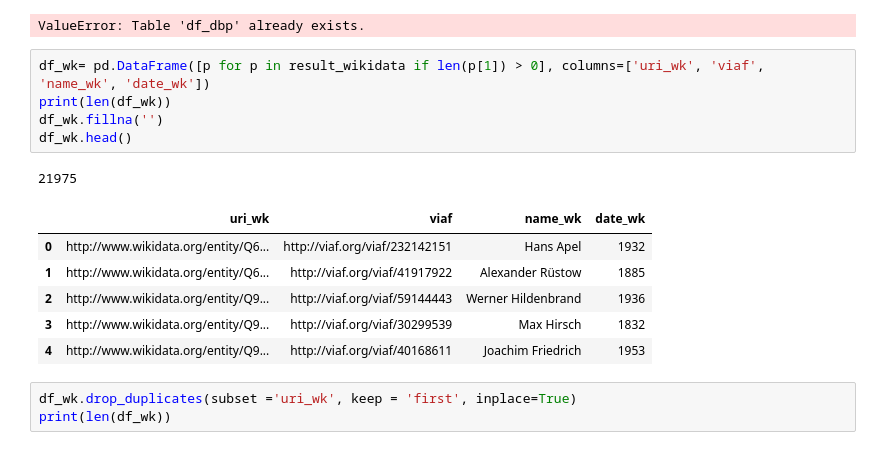
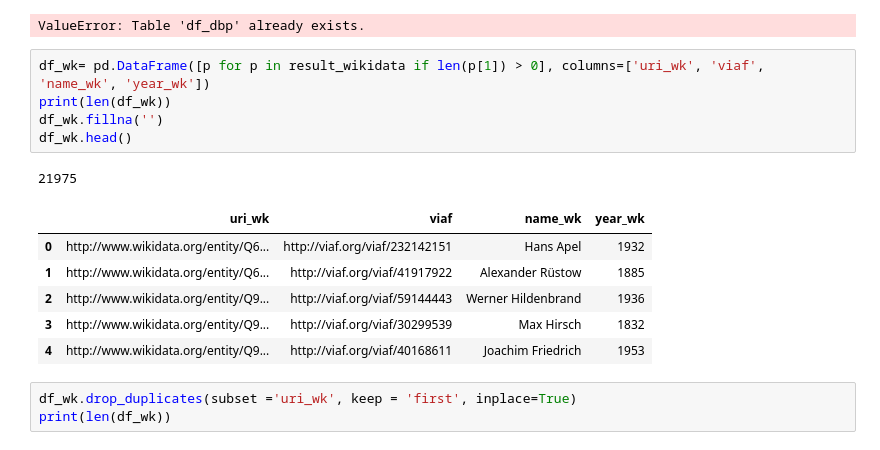
Before and after one commit to Semantic-Data-for-Humanities/Economists_Jurists, a Jupyter notebook: Notebooks/Issues/Merge_DBpedia_BnF_Data_Wikidata.ipynb, the cells around one changed output. Saved outputs shown, nothing was run; the diff lists cells and outputs as text.

```diff
--- a/Notebooks/Issues/Merge_DBpedia_BnF_Data_Wikidata.ipynb
+++ b/Notebooks/Issues/Merge_DBpedia_BnF_Data_Wikidata.ipynb
@@ -448,13 +448,13 @@ df_dbp.to_sql('df_dbp', con=engine)
 # %% [output]
 ValueError: Table 'df_dbp' already exists.
 # %%
-df_wk= pd.DataFrame([p for p in result_wikidata if len(p[1]) > 0], columns=['uri_wk', 'viaf', 'name_wk', 'date_wk'])
+df_wk= pd.DataFrame([p for p in result_wikidata if len(p[1]) > 0], columns=['uri_wk', 'viaf', 'name_wk', 'year_wk'])
 print(len(df_wk))
 df_wk.fillna('')
 df_wk.head()
 # %% [output]
 21975
-|  | uri_wk | viaf | name_wk | date_wk |
+|  | uri_wk | viaf | name_wk | year_wk |
 | 0 | http://www.wikidata.org/entity/Q6... | http://viaf.org/viaf/232142151 | Hans Apel | 1932 |
 | 1 | http://www.wikidata.org/entity/Q6... | http://viaf.org/viaf/41917922 | Alexander Rüstow | 1885 |
 | 2 | http://www.wikidata.org/entity/Q9... | http://viaf.org/viaf/59144443 | Werner Hildenbrand | 1936 |
```
Also changed, not shown: parts of 23 cells of this notebook.
